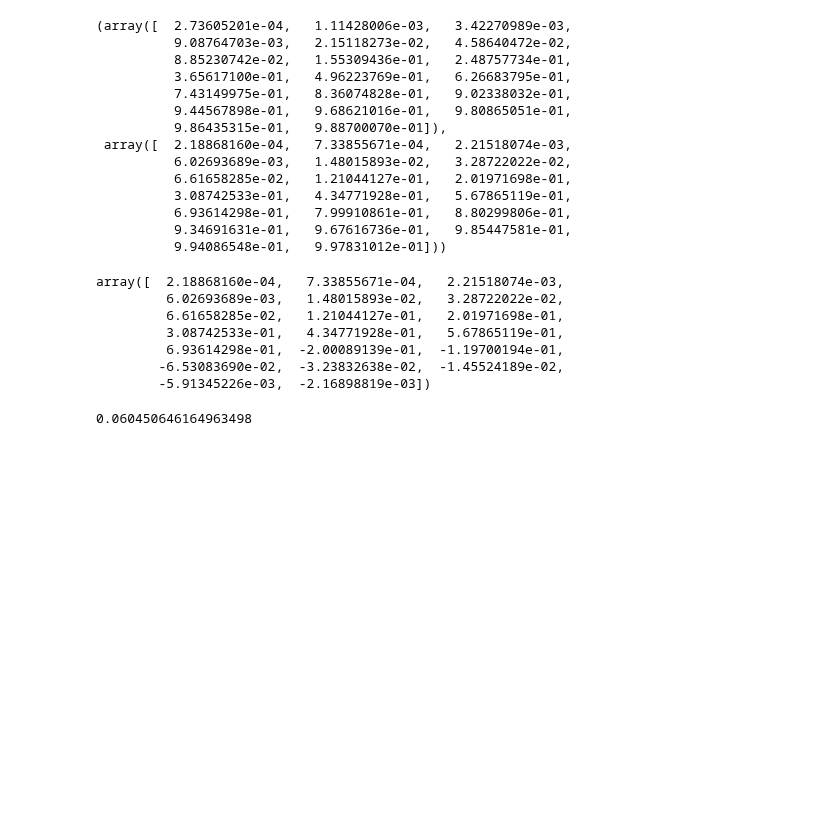
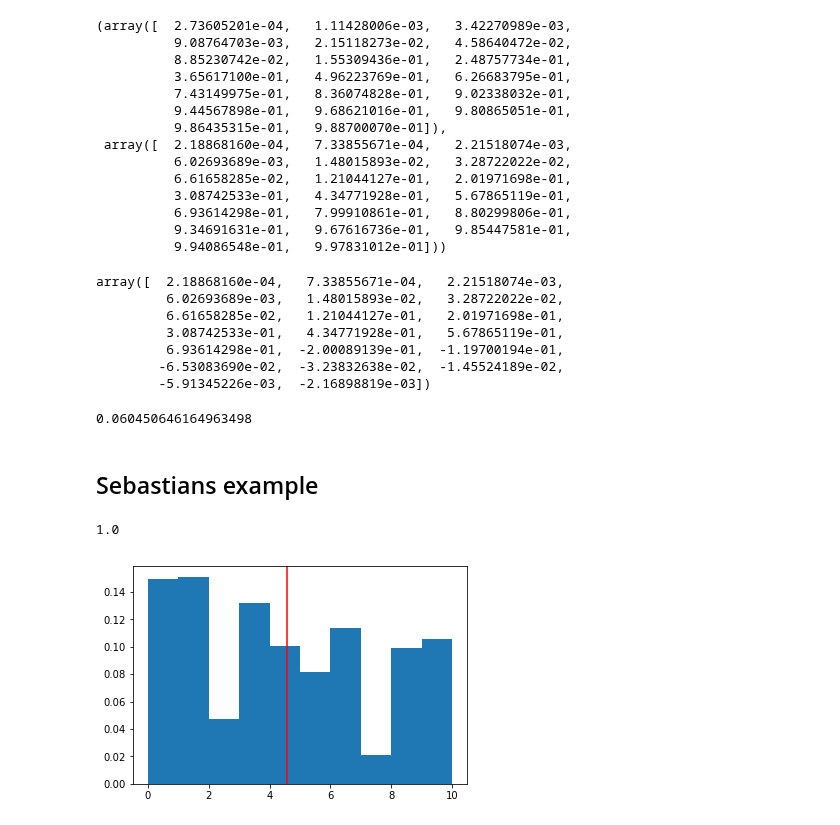
Before and after one commit to slerch/ppnn, a Jupyter notebook: nn_postprocessing/discrete_crps_test.ipynb, the cells around one changed output. Saved outputs shown, nothing was run; the diff lists cells and outputs as text; code cells hidden in the pictures; blank space fills up the shorter version.

```diff
--- a/nn_postprocessing/discrete_crps_test.ipynb
+++ b/nn_postprocessing/discrete_crps_test.ipynb
@@ -104,3 +106,22 @@ array([  2.18868160e-04,   7.33855671e-04,   2.21518074e-03,
 np.mean((discrete_cdf - np.asarray(bins[:-1] > obs, dtype='float'))**2)
 # %% [output]
 0.060450646164963498
+# %% [markdown]
+## Sebastians example
+# %%
+probs = np.array([0.14935065, 0.15097403, 0.04707792, 0.13149351, 0.10064935, 0.08116883,
+                  0.11363636, 0.02110390, 0.09902597, 0.10551948])
+# %%
+probs.sum()
+# %% [output]
+1.0
+# %%
+obs = 4.577418
+# %%
+bin_edges = np.arange(0, 11, 1)
+# %%
+plt.bar(bin_edges[:-1] + 0.5, probs, width=1)
+plt.axvline(obs, c='r')
+plt.show()
+# %% [output]
+[figure, added]
```
Also changed, not shown: parts of 33 cells of this notebook, 2 other files.
